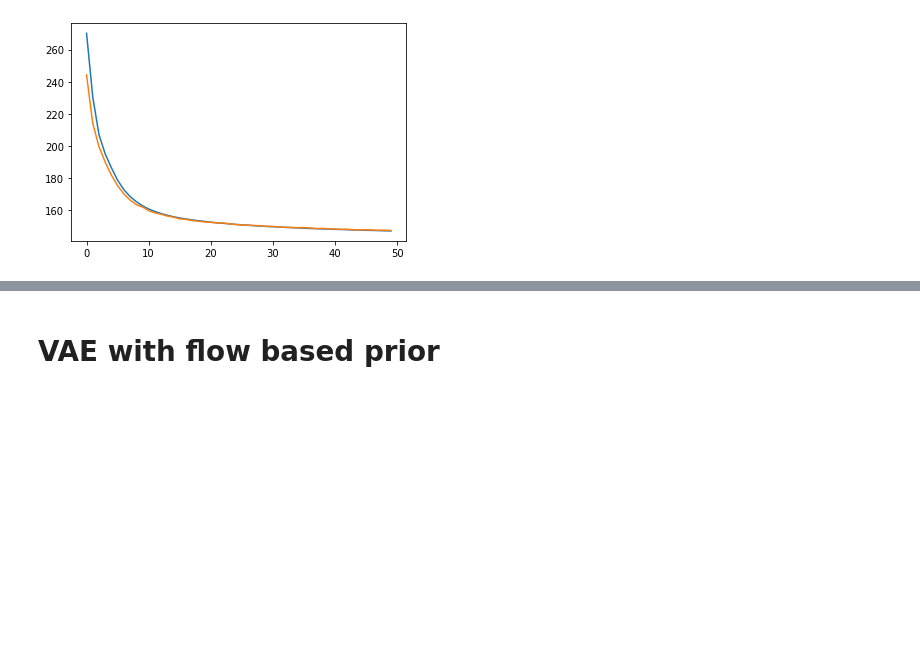
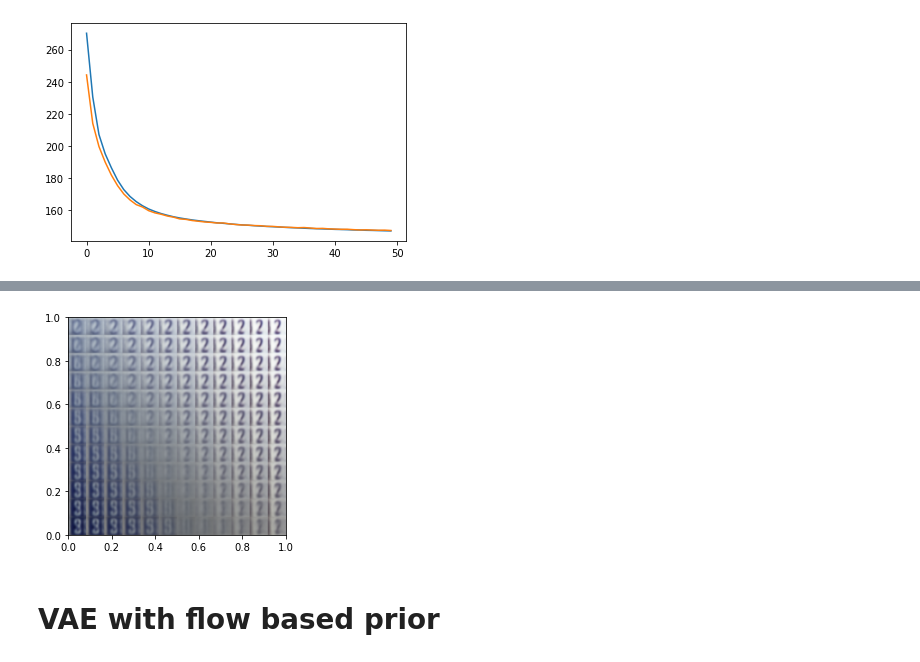
Before and after one commit to MarcB77/DL_4A, a Jupyter notebook: VAE.ipynb, the cells around one changed output, grey strips where cells are left out. Saved outputs shown, nothing was run; the diff lists cells and outputs as text; code cells hidden in the pictures; blank space fills up the shorter version.

```diff
--- a/VAE.ipynb
+++ b/VAE.ipynb
@@ -189,4 +191,5 @@ def train(net, prior, train_data, val_data, img_dim, batch_size=10, learning_rat
 # %%
+input_size = 32*32
 net = VAE(input_size).to(device)
 prior = GaussianPrior()
 train_set, val_set = torch.utils.data.random_split(mnist_train, [55000, 5000])
@@ -242,7 +245,7 @@ def plot_reconstructed(autoencoder, r0=(-5, 10), r1=(-10, 5), n=100):
 # %%
 def plot_manifold_sample(net, img_dim, n=12):
     w = 32
-    img = np.zeros((n*w, n*w))
+    img = np.zeros((n*w, n*w, img_dim))
 
     s, e1, e2 = prior.sample(3)
 
@@ -250,9 +253,7 @@ def plot_manifold_sample(net, img_dim, n=12):
         for j, x in enumerate(np.linspace(0, 1, n)):
 
             z = s + (e1-s) * x + (e2-s) * y
-            generated_image = net.decoder(z.view(-1,100)).view(1, 32,32)
+            generated_image = net.decoder(z.view(-1,100)).view(img_dim, 32,32)
 
-            img[(n-1-i)*w:(n-1-i+1)*w, j*w:(j+1)*w] = generated_image.detach().numpy()
+            img[(n-1-i)*w:(n-1-i+1)*w, j*w:(j+1)*w,:] = generated_image.detach().numpy().transpose((1,2,0))
     plt.imshow(img, extent=[0, 1, 0, 1])
-
-plot_manifold_sample(net, 1)
@@ -261,3 +315,7 @@ plot_manifold_sample(net, 1)
+# %%
+plot_manifold_sample(net_svhn, 3)
+# %% [output]
+[figure, added]
 # %% [markdown]
 # VAE with flow based prior
 # %%
```
Also changed, not shown: parts of 8 cells of this notebook.
